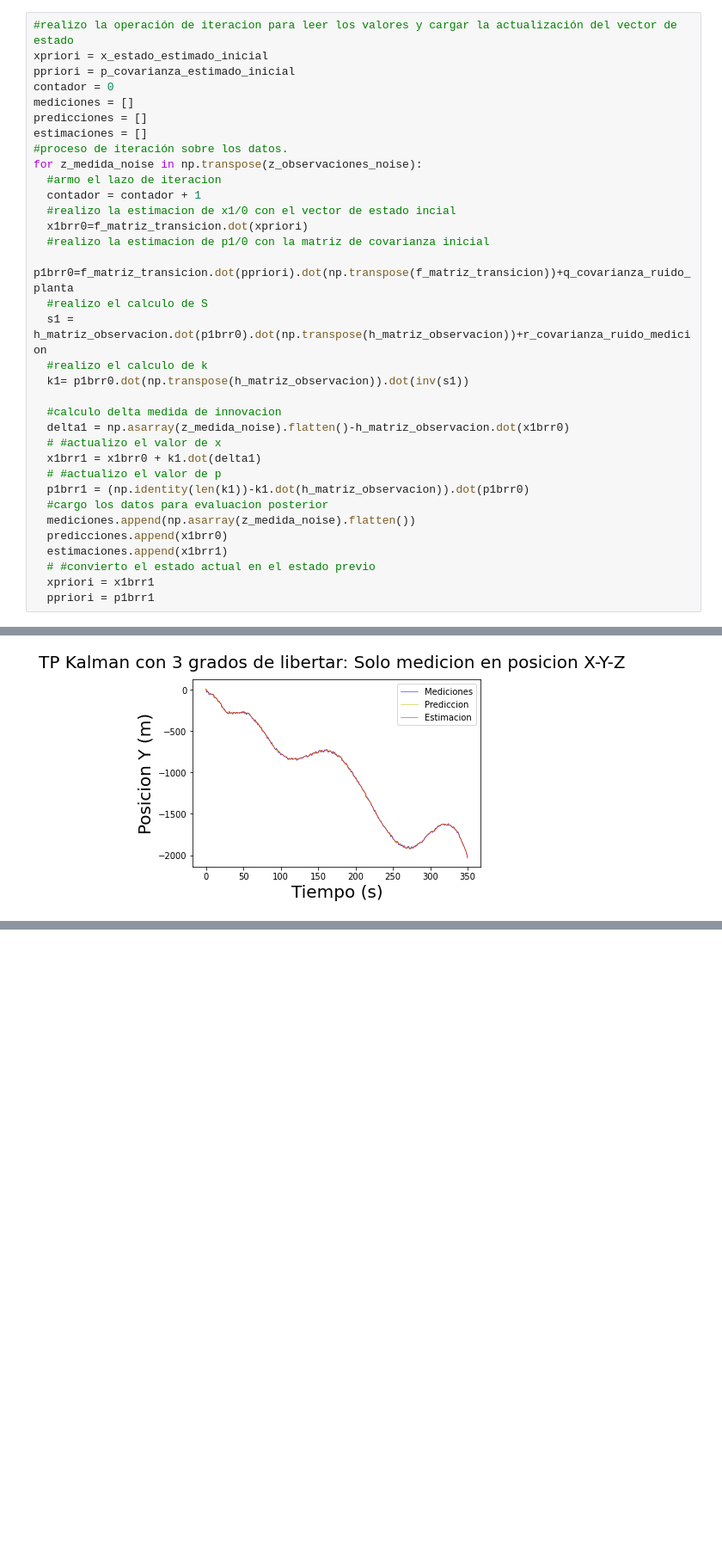
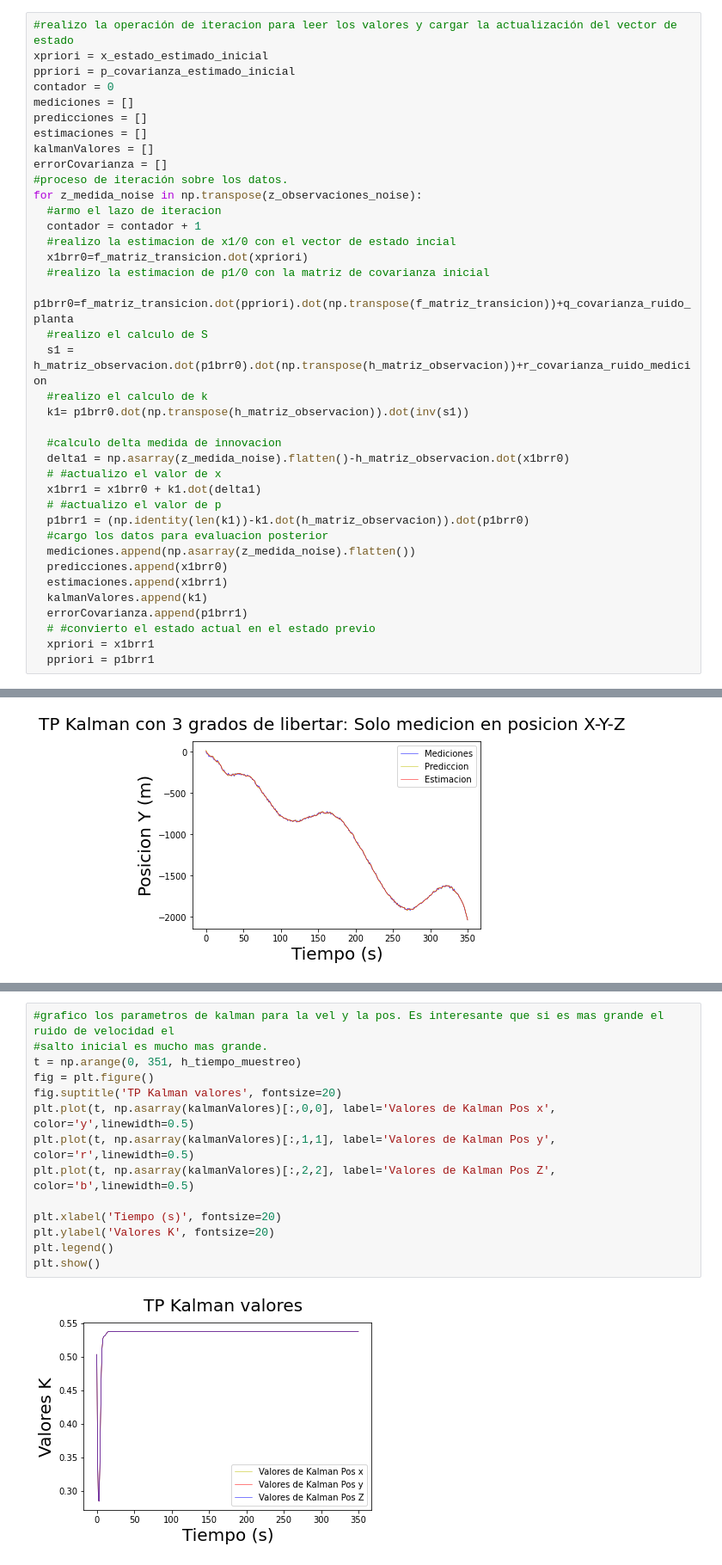
Before and after one commit to ivmtorres/AM-IA2021, a Jupyter notebook: TPKalmanPto1yPto2.ipynb, the cells around one changed output, grey strips where cells are left out. Shown at 86% size. Saved outputs shown, nothing was run; the diff lists cells and outputs as text; blank space fills up the shorter version.

```diff
--- a/TPKalmanPto1yPto2.ipynb
+++ b/TPKalmanPto1yPto2.ipynb
@@ -198,6 +198,8 @@ contador = 0
 mediciones = []
 predicciones = []
 estimaciones = []
+kalmanValores = []
+errorCovarianza = []
 #proceso de iteración sobre los datos.
 for z_medida_noise in np.transpose(z_observaciones_noise):
   #armo el lazo de iteracion
@@ -221,6 +223,8 @@ for z_medida_noise in np.transpose(z_observaciones_noise):
   mediciones.append(np.asarray(z_medida_noise).flatten())
   predicciones.append(x1brr0)
   estimaciones.append(x1brr1)
+  kalmanValores.append(k1)
+  errorCovarianza.append(p1brr1)
   # #convierto el estado actual en el estado previo
   xpriori = x1brr1
   ppriori = p1brr1
@@ -278,0 +288,16 @@ plt.show()
+# %%
+#grafico los parametros de kalman para la vel y la pos. Es interesante que si es mas grande el ruido de velocidad el
+#salto inicial es mucho mas grande.
+t = np.arange(0, 351, h_tiempo_muestreo)
+fig = plt.figure()
+fig.suptitle('TP Kalman valores', fontsize=20)
+plt.plot(t, np.asarray(kalmanValores)[:,0,0], label='Valores de Kalman Pos x', color='y',linewidth=0.5)
+plt.plot(t, np.asarray(kalmanValores)[:,1,1], label='Valores de Kalman Pos y', color='r',linewidth=0.5)
+plt.plot(t, np.asarray(kalmanValores)[:,2,2], label='Valores de Kalman Pos Z', color='b',linewidth=0.5)
+
+plt.xlabel('Tiempo (s)', fontsize=20)
+plt.ylabel('Valores K', fontsize=20)
+plt.legend()
+plt.show()
+# %% [output]
+[figure, added]
```
Also changed, not shown: parts of 5 cells of this notebook.
